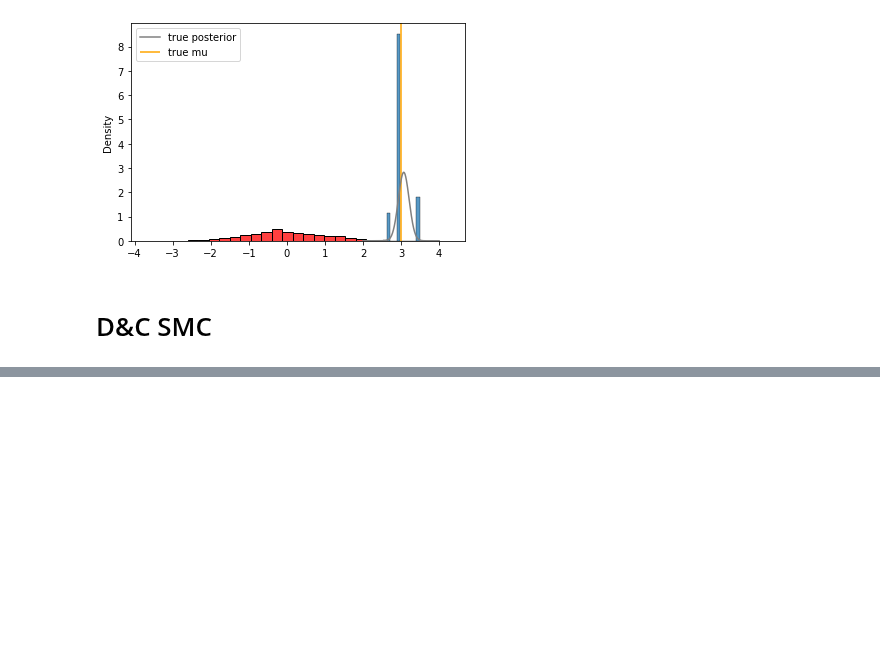
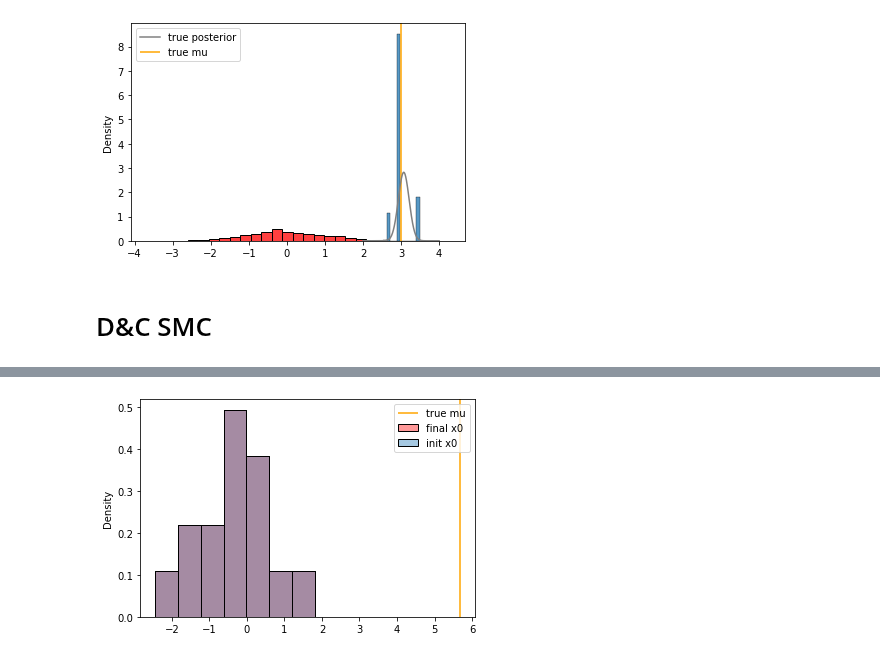
Before and after one commit to XingLLiu/u-stat-high-dim, a Jupyter notebook: example.ipynb, the cells around one changed output, grey strips where cells are left out. Cells and saved outputs as stored; diff of their text form; code cells hidden in the pictures; blank space fills up the shorter version.

```diff
--- a/example.ipynb
+++ b/example.ipynb
@@ -606,0 +789,11 @@ plt.show()
+# %%
+model = Model(log_gamma5, proposal, 4)
+model.build_left(log_gamma4, proposal, 3)
+model.build_right(log_gamma3, proposal, 2)
+model.left.build_left(log_gamma1, proposal, 0)
+model.left.build_right(log_gamma2, proposal, 1)
+# %%
+samples_init = tfd.Normal(loc=np.zeros(1), scale=np.ones(1)).sample((N, x_true.shape[1]))[:, :, 0]
+log_w_init = np.ones(samples_init.shape)
+# %%
+samples_res, log_w = dc_smc(samples_init, log_w_init, model)
@@ -606,0 +838,18 @@ plt.show()
+# %%
+samples_plot = samples_res.numpy()
+samples_plot[:, -1] = resample(log_w, samples_res[:, -1])
+samples_plot = tf.convert_to_tensor(samples_plot)
+# %%
+ind = 0
+
+sns.histplot(tf.reshape(samples_plot[:, ind], -1), stat="density", color="r", alpha=0.4, label=f"final x{ind}")
+sns.histplot(tf.reshape(samples_init[:, ind], -1), stat="density", alpha=0.4, label=f"init x{ind}")
+ymax = plt.ylim()[1]
+plt.vlines(x_true[0, ind], 0, ymax, color="orange", label="true mu")
+plt.ylim(0, ymax)
+x_plot = np.linspace(2, 4, 500)
+# plt.plot(x_plot, posterior_den(x_plot, y), color="grey", label="true posterior")
+plt.legend()
+plt.show()
+# %% [output]
+[figure, added]
```
Also changed, not shown: parts of 25 cells of this notebook, 2 other files.
